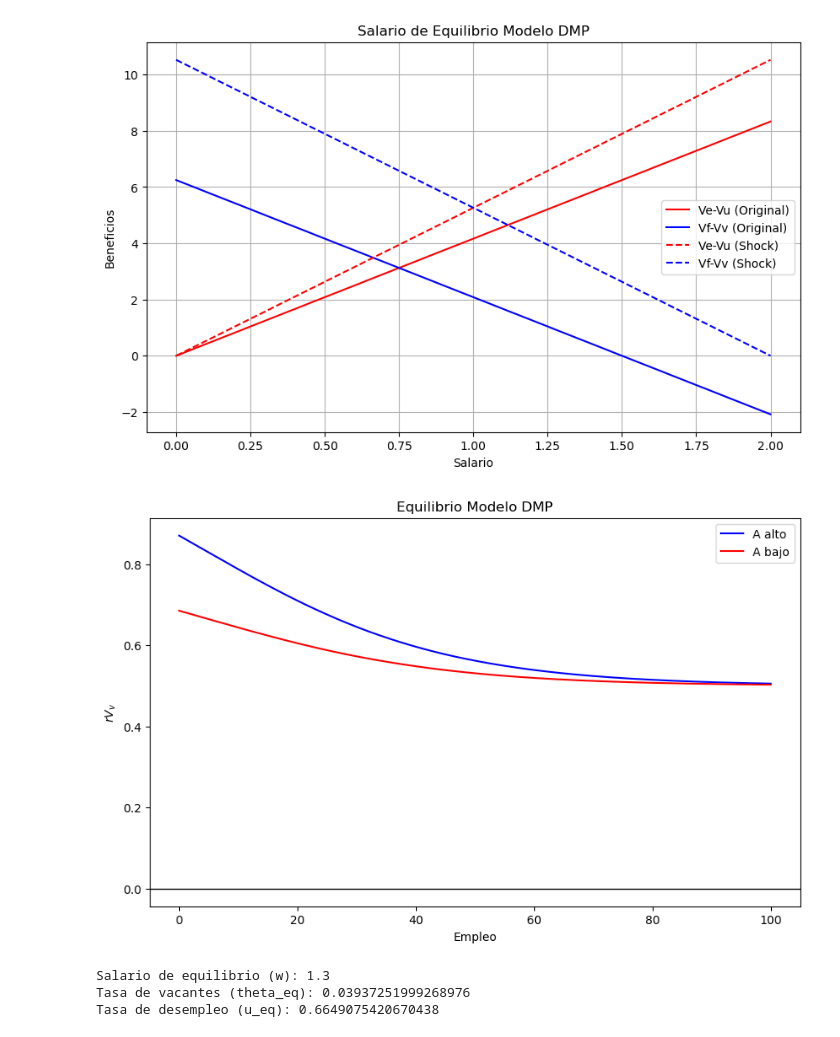
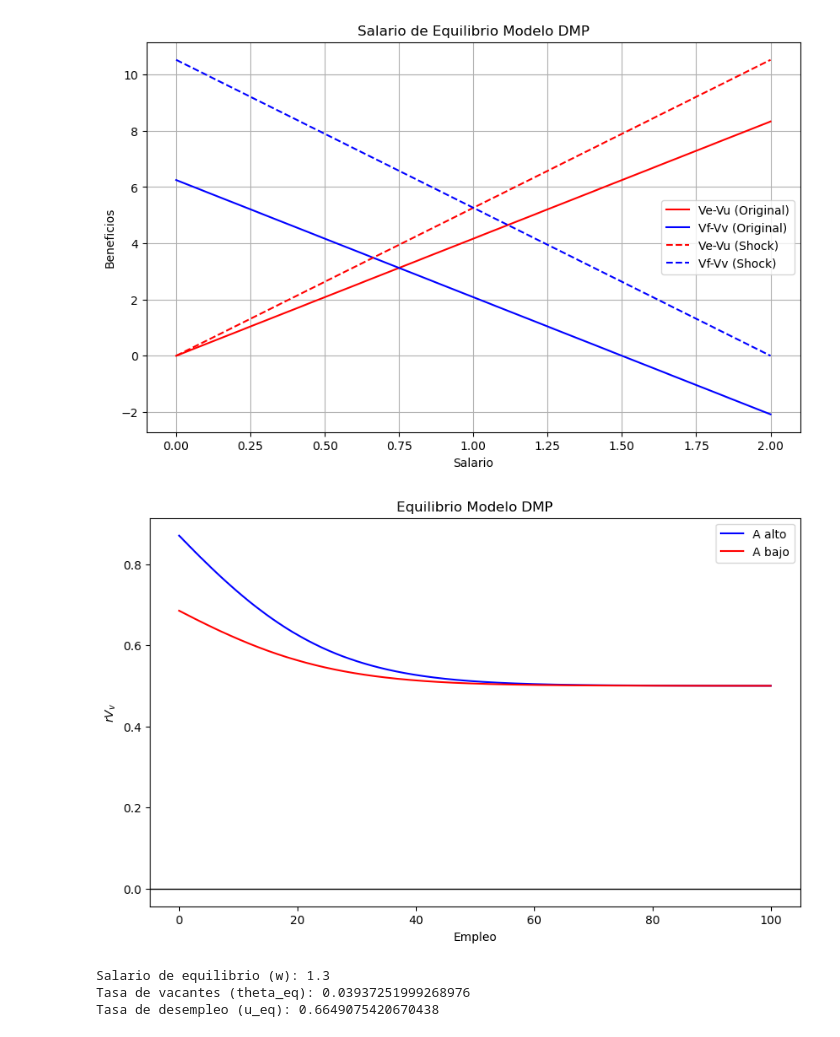
Before and after one commit to jmorozumi/Tp3-Macro-2, a Jupyter notebook: Punto 2 .ipynb, the cells around one changed output. Saved outputs shown, nothing was run; the diff lists cells and outputs as text; code cells hidden in the pictures.

```diff
--- a/Punto 2 .ipynb
+++ b/Punto 2 .ipynb
@@ -82,37 +82,37 @@ def alpha(E):
     return 0.2 * np.exp(-0.05 * E)  # Función de ejemplo, reemplazar con la función real
 
 def a(E):
-    return 0.1 * np.exp(-0.05 * E)  # Función de empleo de es decreciente
+    return 0.1 * np.exp(0.05 * E)  # Función de empleo de es decreciente
 
 C = -0.5
 b = 0.1
 r = 0.02
 A_alto = -1.0
 A_bajo = -0.5
 
 # Rango de empleo
 empleo = np.linspace(0, 100, 500)
 
 # Calcular rVv para A alto y A bajo
 rVv_alto = -C + (-alpha(empleo) / (a(empleo) + alpha(empleo) + 2 * b + 2 * r)) * A_alto
 rVv_bajo = -C + (-alpha(empleo) / (a(empleo) + alpha(empleo) + 2 * b + 2 * r)) * A_bajo
 
 # Graficar
 plt.figure(figsize=(10, 6))
 plt.plot(empleo, rVv_alto, label='A alto', color='blue')
 plt.plot(empleo, rVv_bajo, label='A bajo', color='red')
 
 # Añadir etiquetas y título
 plt.xlabel('Empleo')
 plt.ylabel(r'$rV_v$')
 plt.title('Equilibrio Modelo DMP')
 plt.axhline(0, color='black', linewidth=1)
 plt.legend()
 
 # Mostrar la gráfica
 plt.show()
 # %% [output]
-[figure, old version]
+[figure, new version]
 # %%
 #Inciso (a)
 # Parámetros proporcionados
```
